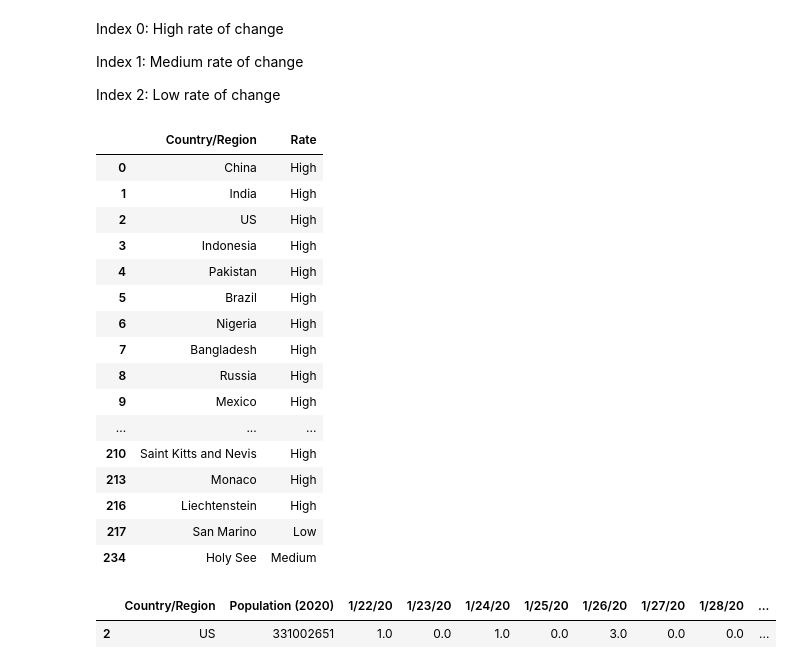
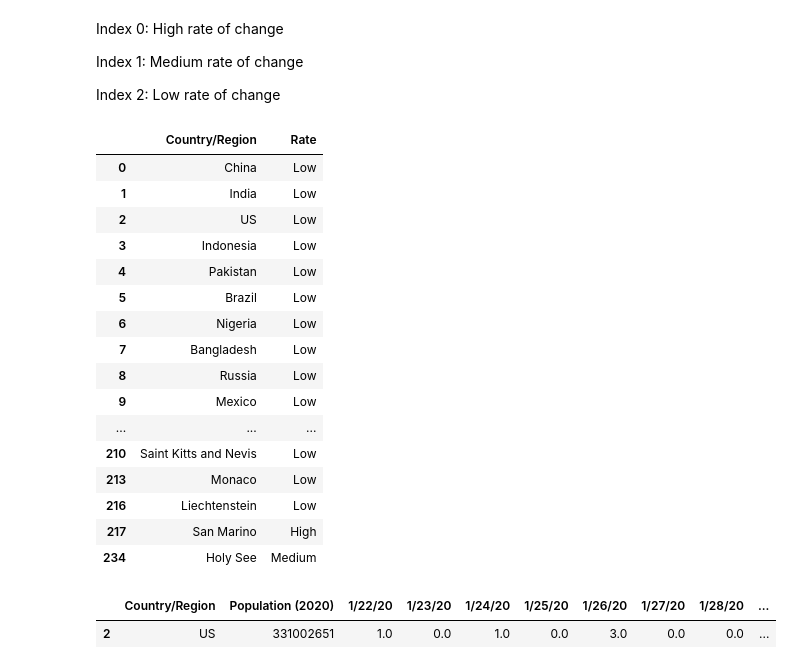
Before and after one commit to moslehm/COVID19-ML-Predictions, a Jupyter notebook: COVID-19 Predictions.ipynb, the cells around one changed output. Saved outputs shown, nothing was run; the diff lists cells and outputs as text; code cells hidden in the pictures.

```diff
--- a/COVID-19 Predictions.ipynb
+++ b/COVID-19 Predictions.ipynb
@@ -335,31 +335,31 @@ Index 1: Medium rate of change
 
 Index 2: Low rate of change
 # %%
-rates = ["High", "Medium", "Low"]
+rates = ["Low", "Medium", "High"]
 change_rate_table = cases_population_table.iloc[:, [0]].copy()
 change_rate_table['Rate'] = None
 for i in range(normalized_cases.shape[0]):
     rate = kmeans.predict([normalized_cases[i, :]])
     change_rate_table.iloc[i, 1] = rates[rate[0]]
 pd.set_option('display.max_rows', 250)
 change_rate_table
 # %% [output]
 |  | Country/Region | Rate |
-| 0 | China | High |
-| 1 | India | High |
-| 2 | US | High |
-| 3 | Indonesia | High |
-| 4 | Pakistan | High |
-| 5 | Brazil | High |
-| 6 | Nigeria | High |
-| 7 | Bangladesh | High |
-| 8 | Russia | High |
-| 9 | Mexico | High |
+| 0 | China | Low |
+| 1 | India | Low |
+| 2 | US | Low |
+| 3 | Indonesia | Low |
+| 4 | Pakistan | Low |
+| 5 | Brazil | Low |
+| 6 | Nigeria | Low |
+| 7 | Bangladesh | Low |
+| 8 | Russia | Low |
+| 9 | Mexico | Low |
 | ... | ... | ... |
-| 210 | Saint Kitts and Nevis | High |
-| 213 | Monaco | High |
-| 216 | Liechtenstein | High |
-| 217 | San Marino | Low |
+| 210 | Saint Kitts and Nevis | Low |
+| 213 | Monaco | Low |
+| 216 | Liechtenstein | Low |
+| 217 | San Marino | High |
 | 234 | Holy See | Medium |
 # %%
 cases_population_table[cases_population_table['Country/Region'] == 'US']
```
